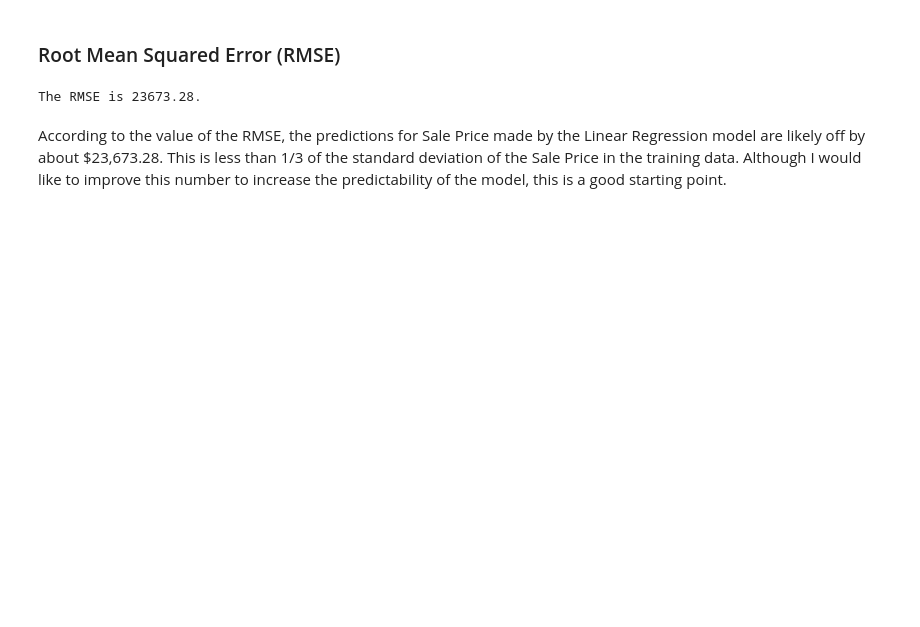
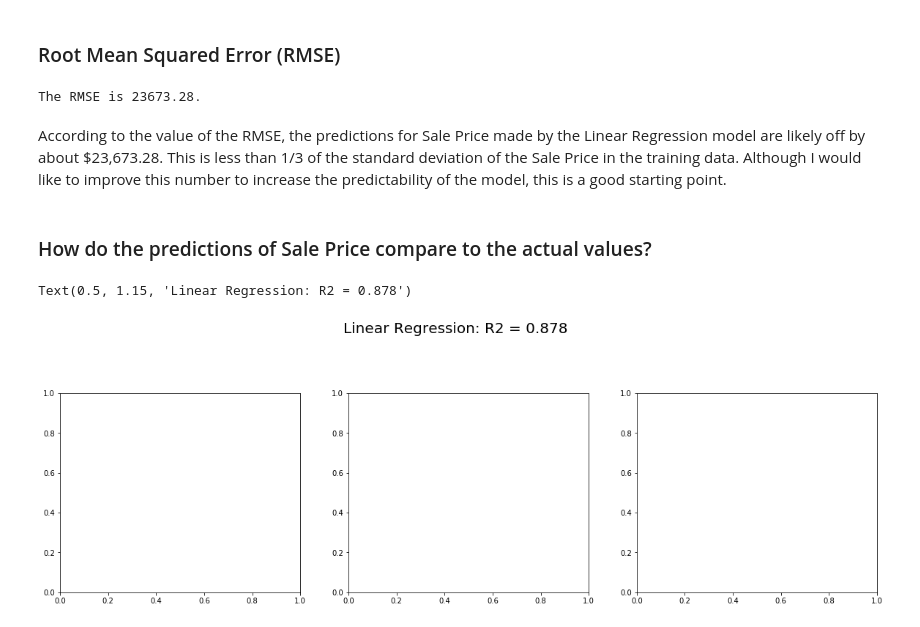
Before and after one commit to jlu90/Predicting-House-Prices-with-Linear-Regression, a Jupyter notebook: Lutes_Project2.ipynb, the cells around one changed output. Cells and saved outputs as stored; diff of their text form; code cells hidden in the pictures; blank space fills up the shorter version.

Commit message:
setting up subplots

```diff
--- a/Lutes_Project2.ipynb
+++ b/Lutes_Project2.ipynb
@@ -1503,3 +1503,20 @@ print(f'The RMSE is {round(rmse,2)}.')
 The RMSE is 23673.28.
 # %% [markdown]
 According to the value of the RMSE, the predictions for Sale Price made by the Linear Regression model are likely off by about $23,673.28. This is less than 1/3 of the standard deviation of the Sale Price in the training data. Although I would like to improve this number to increase the predictability of the model, this is a good starting point.
+# %% [markdown]
+### How do the predictions of Sale Price compare to the actual values?
+# %%
+fig, (ax1, ax2, ax3) = plt.subplots(ncols = 3, figsize = (20, 5))
+pl.suptitle('Linear Regression: R2 = 0.878', fontsize = 20, y = 1.15)
+
+
+
+
+
+
+
+#https://stackoverflow.com/questions/19614400/add-title-to-collection-of-pandas-hist-plots
+#https://stackoverflow.com/questions/55767312/how-to-position-suptitle
+# %% [output]
+Text(0.5, 1.15, 'Linear Regression: R2 = 0.878')
+[figure, added]
```
Also changed, not shown: parts of 1 cell of this notebook.
